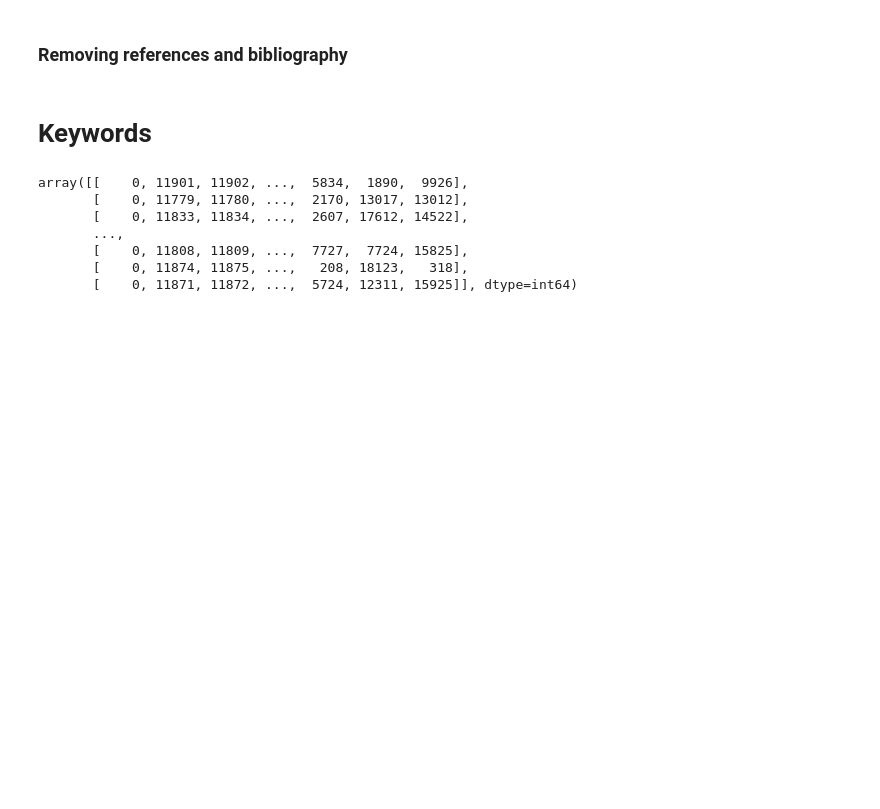
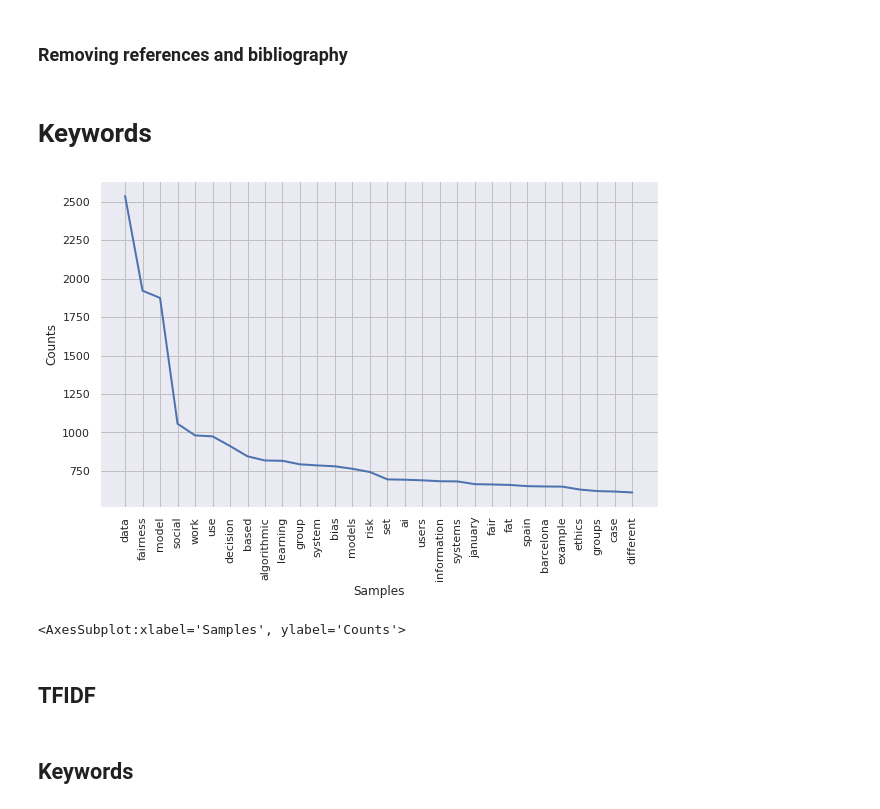
Before and after one commit to ModelOriented/MAIR, a Jupyter notebook: notebooks/2. Exploration of articles from FAT20.ipynb, the cells around one changed output. Saved outputs shown, nothing was run; the diff lists cells and outputs as text; code cells hidden in the pictures; blank space fills up the shorter version.

Commit message:
Keywords analysis

```diff
--- a/notebooks/2. Exploration of articles from FAT20.ipynb
+++ b/notebooks/2. Exploration of articles from FAT20.ipynb
@@ -17,7 +25,7 @@ PICKLED_PATH = "parserd_pdfs.pkl"
 # %%
 if not os.path.exists(PICKLED_PATH):
     pdfs = notebook_utils.parse_all_files_from_path("../articles/FAT_20/")
-    with open("PICKLED_PATH", "wb+") as f:
+    with open(PICKLED_PATH, "wb+") as f:
         pickle.dump(pdfs, f)
 else:
     with open(PICKLED_PATH, "rb") as f:
@@ -64,7 +72,5 @@ en = spacy.lang.en.English()
 tokenized = df.cleaned_text.apply(lambda x: en(x))
 # %%
 lemmas = tokenized.apply(
-    lambda doc: " ".join(
-        [word.lemma_.lower() for word in doc if not word.is_stop if word.is_alpha]
-    )
-)
+    lambda doc:
+        [word.lemma_.lower() for word in doc if not word.is_stop if word.is_alpha])
@@ -79,11 +77,15 @@ words = np.array(tfidf.get_feature_names())
-# %%
-#words[tf.argmax(1)]
-tf.argsort()
-# %% [output]
-array([[    0, 11901, 11902, ...,  5834,  1890,  9926],
-       [    0, 11779, 11780, ...,  2170, 13017, 13012],
-       [    0, 11833, 11834, ...,  2607, 17612, 14522],
-       ...,
-       [    0, 11808, 11809, ...,  7727,  7724, 15825],
-       [    0, 11874, 11875, ...,   208, 18123,   318],
-       [    0, 11871, 11872, ...,  5724, 12311, 15925]], dtype=int64)
+# %%
+all_lemas = []
+for l in lemmas:
+    all_lemas+=l
+# %%
+unigrams = nltk.FreqDist(all_lemas)
+# %%
+plt.figure(figsize=(10,6))
+
+unigrams.plot(30)
+# %% [output]
+[figure, added]
+<AxesSubplot:xlabel='Samples', ylabel='Counts'>
+# %% [markdown]
+## TFIDF
@@ -89,0 +107,2 @@ array([[    0, 11901, 11902, ...,  5834,  1890,  9926],
+# %% [markdown]
+## Keywords
```
Also changed, not shown: parts of 14 cells of this notebook, 8 other files.
